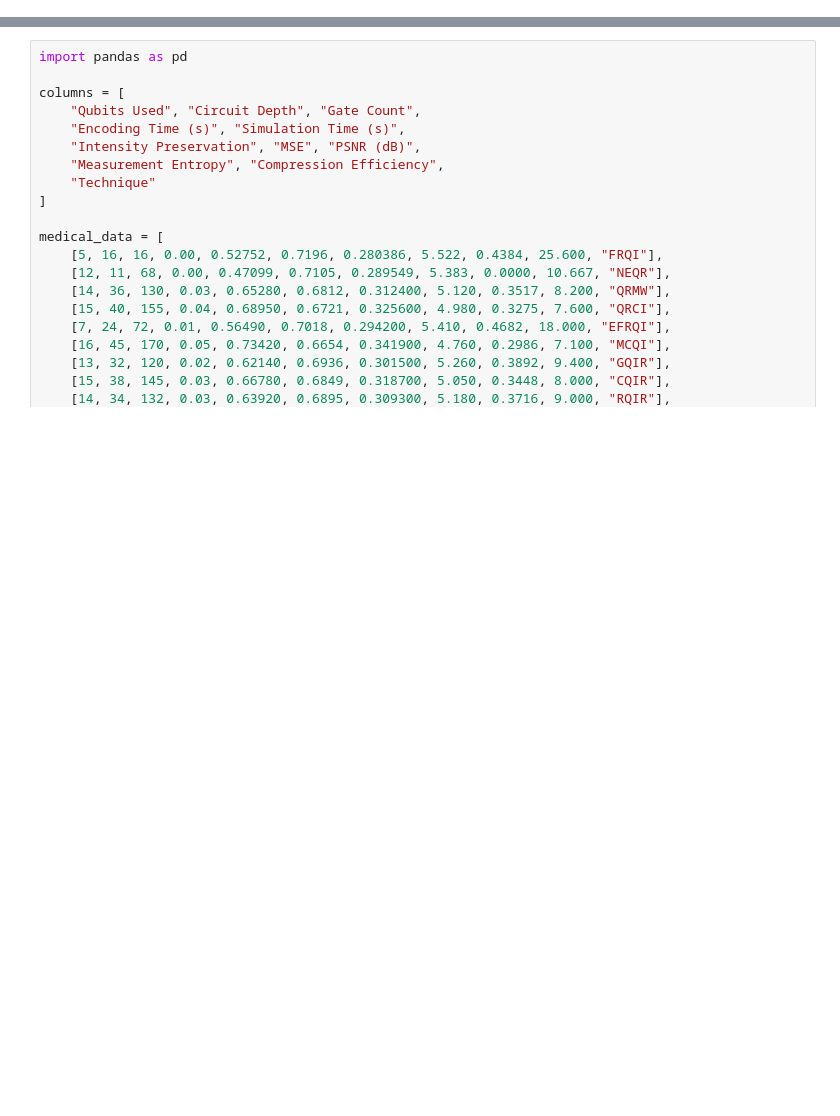
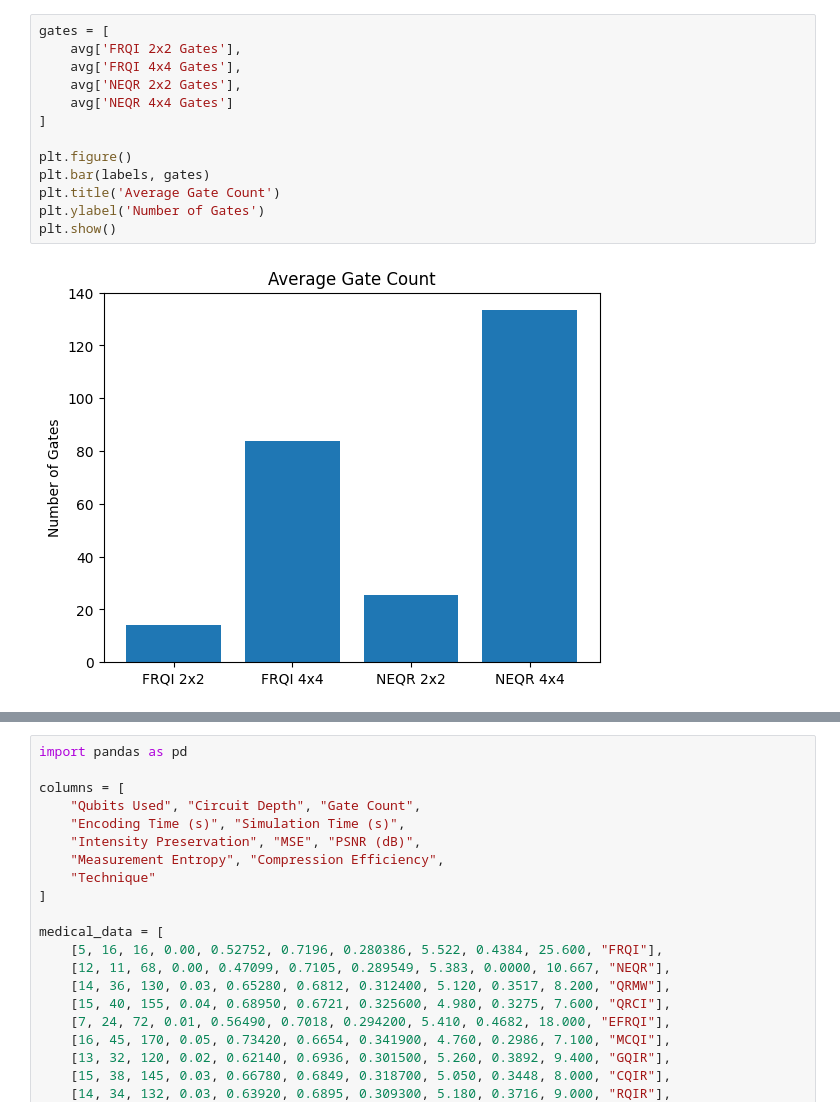
Before and after one commit to poojadhingiya/IP-QIR, a Jupyter notebook: Medical Image.ipynb, the cells around one changed output, grey strips where cells are left out. Drawn from its saved outputs; the diff is of its cells as text; blank space fills up the shorter version.

```diff
--- a/Medical Image.ipynb
+++ b/Medical Image.ipynb
@@ -188,0 +371,15 @@ FRQI Metrics for Medical Dataset:
+# %%
+gates = [
+    avg['FRQI 2x2 Gates'],
+    avg['FRQI 4x4 Gates'],
+    avg['NEQR 2x2 Gates'],
+    avg['NEQR 4x4 Gates']
+]
+
+plt.figure()
+plt.bar(labels, gates)
+plt.title('Average Gate Count')
+plt.ylabel('Number of Gates')
+plt.show()
+# %% [output]
+[figure, added]
```
Also changed, not shown: parts of 40 cells of this notebook, 16 other files.
